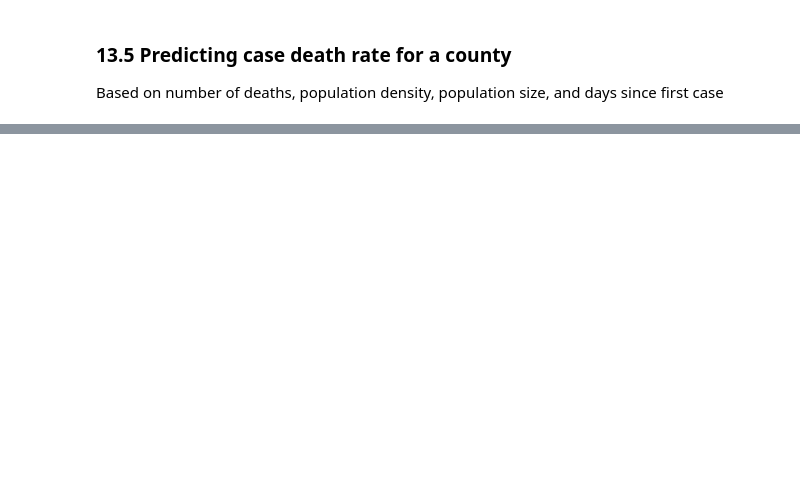
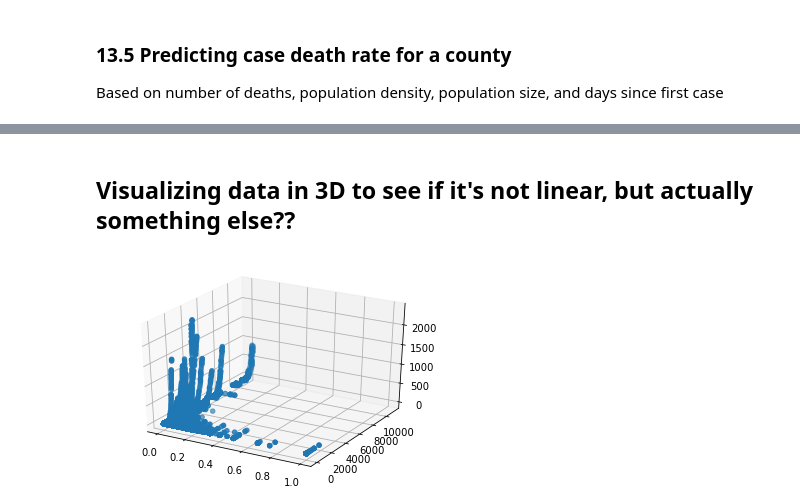
Before and after one commit to annagodin/CS439-Semester-Project, a Jupyter notebook: Coronavirus Project/Coronavirus Data Research.ipynb, the cells around one changed output, grey strips where cells are left out. Saved outputs shown, nothing was run; the diff lists cells and outputs as text; code cells hidden in the pictures; blank space fills up the shorter version.

```diff
--- a/Coronavirus Project/Coronavirus Data Research.ipynb
+++ b/Coronavirus Project/Coronavirus Data Research.ipynb
@@ -1018,0 +1085,20 @@ See the caveats in the documentation: http://pandas.pydata.org/pandas-docs/stabl
+# %% [markdown]
+## Visualizing data in 3D to see if it's not linear, but actually something else??
+# %%
+x_cases = k_prepped_data['cases'].values
+#days since first case
+x_dsfc = k_prepped_data['days_since_first_case'].values
+x_pop = k_prepped_data['pop_estimate_2019'].values
+x_popden =k_prepped_data['pop_density'].values
+#case death rate
+x_cdr = k_prepped_data['case_death_rate'].values
+y_deaths = k_prepped_data['deaths'].values
+
+fig = plt.figure()
+ax = fig.add_subplot(111, projection='3d')
+
+ax.scatter(x_cdr,x_popden,y_deaths)
+
+plt.show()
+# %% [output]
+[figure, added]
```
Also changed, not shown: parts of 18 cells of this notebook.
